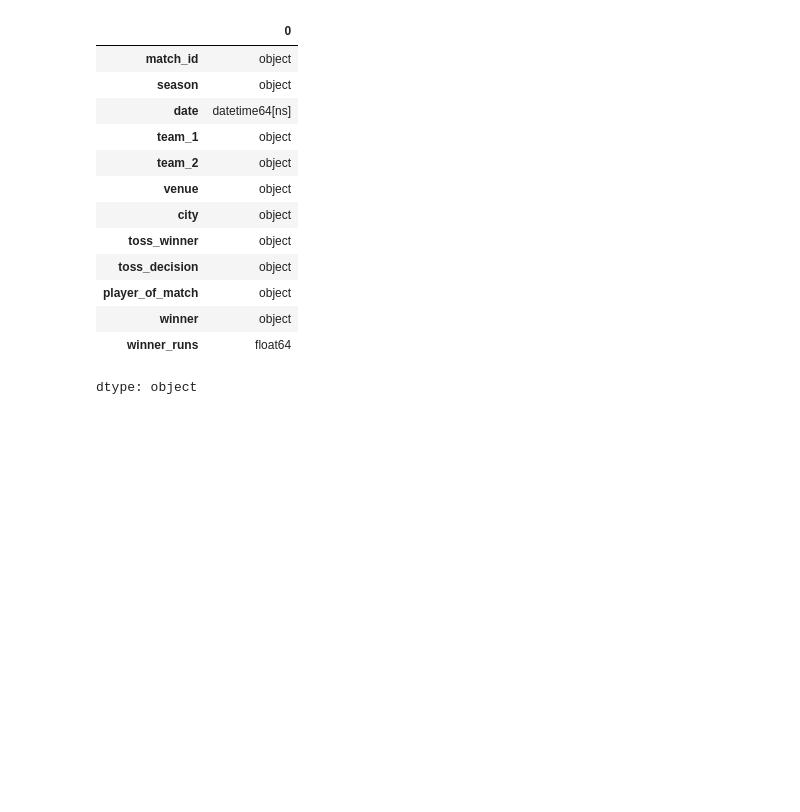
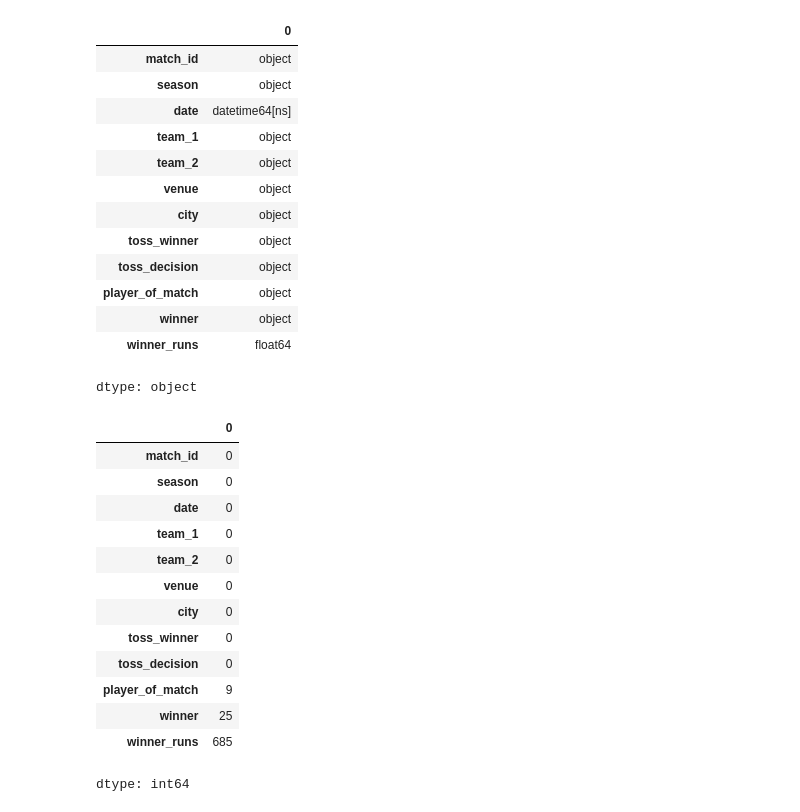
Before and after one commit to shubhampk37/data-analysis-practice, a Jupyter notebook: EDA/01_IPL/analysis.ipynb, the cells around one changed output. Saved outputs shown, nothing was run; the diff lists cells and outputs as text; code cells hidden in the pictures; blank space fills up the shorter version.

```diff
--- a/EDA/01_IPL/analysis.ipynb
+++ b/EDA/01_IPL/analysis.ipynb
@@ -250,3 +250,20 @@ df.dtypes
 | winner | object |
 | winner_runs | float64 |
 dtype: object
+# %%
+df.isna().sum()
+# %% [output]
+|  | 0 |
+| match_id | 0 |
+| season | 0 |
+| date | 0 |
+| team_1 | 0 |
+| team_2 | 0 |
+| venue | 0 |
+| city | 0 |
+| toss_winner | 0 |
+| toss_decision | 0 |
+| player_of_match | 9 |
+| winner | 25 |
+| winner_runs | 685 |
+dtype: int64
```
Also changed, not shown: parts of 5 cells of this notebook.
